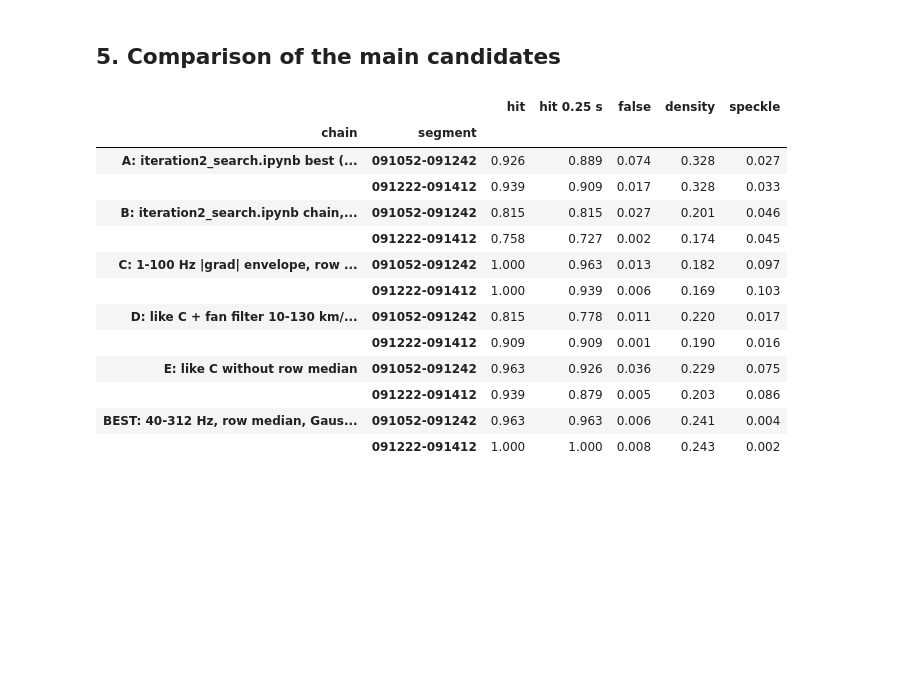
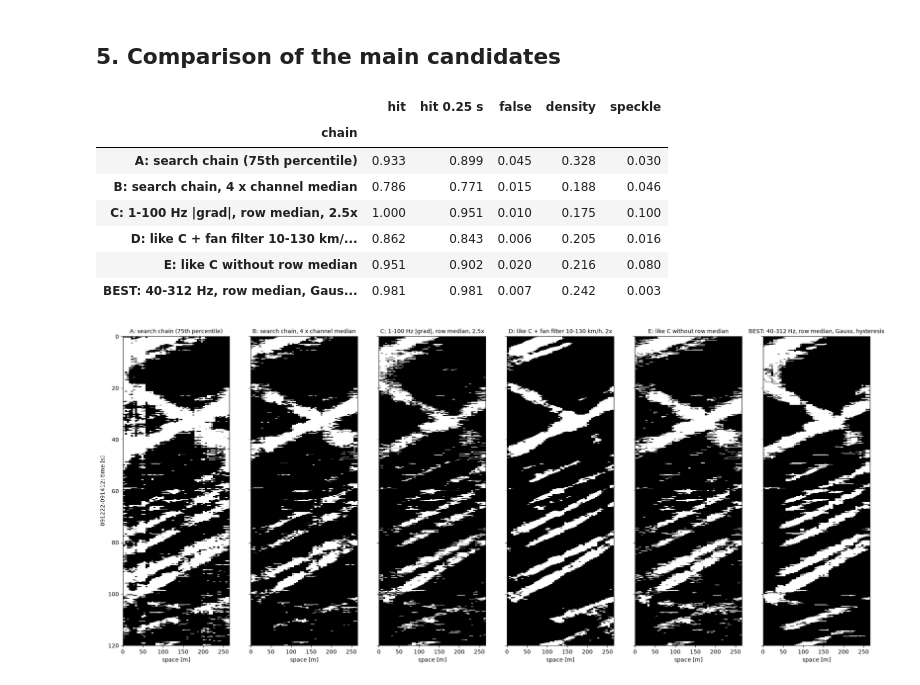
Before and after one commit to siwens77/CV-vehicle-detection, a Jupyter notebook: notebooks/iteration3_denoising_real.ipynb, the cells around one changed output. Drawn from its saved outputs; the diff is of its cells as text; code cells hidden in the pictures; blank space fills up the shorter version.

```diff
--- a/notebooks/iteration3_denoising_real.ipynb
+++ b/notebooks/iteration3_denoising_real.ipynb
@@ -144,9 +146,8 @@ Red crosses = points on vehicles, green boxes = quiet areas. Background: maximum
 # %%
-fig, axes = plt.subplots(1, 2, figsize=(14, 12), sharey=True)
+fig, axes = plt.subplots(1, 2, figsize=(14, 11), sharey=True)
 for ax, (name, x) in zip(axes, segments.items()):
-    parts = [np.clip(remove_row_median(log_ratio(envelope(x, lo, hi))), 0, None) for lo, hi in [(0.5, 5), (40, 100)]]
-    background = np.maximum(*[p / np.percentile(p, 99) for p in parts])
-    show(ax, background, f'{name}: {len(reference[name]["points"])} points, {len(reference[name]["quiet"])} quiet boxes', vmax=1, cmap='gray')
+    parts = [np.clip(score(x, lo, hi), 0, None) for lo, hi in [(0.5, 5), (40, 100)]]
+    show(ax, np.maximum(*[p / np.percentile(p, 99) for p in parts]), name, vmax=1, cmap='gray')
     points = np.array(reference[name]['points'])
     ax.plot((points[:, 0] + 0.5) * DX, points[:, 1], 'r+', ms=10, mew=2)
     for c0, c1, t0, t1 in reference[name]['quiet']:
@@ -164,7 +165,7 @@ BANDS = [(0.05, 0.5), (0.5, 5), (5, 40), (40, 100), (100, 312)]
 x = segments['091222-091412']
 fig, axes = plt.subplots(1, len(BANDS), figsize=(22, 9), sharey=True)
 for ax, (lo, hi) in zip(axes, BANDS):
-    show(ax, remove_row_median(log_ratio(envelope(x, lo, hi))), f'{lo}-{hi} Hz')
+    show(ax, score(x, lo, hi), f'{lo}-{hi} Hz')
 axes[0].set_ylabel('time [s]')
 plt.show()
 # %% [output]
@@ -254,40 +251,32 @@ display(good.sort_values(['hit_025', 'speckle'], ascending=[False, True]).head(1
 # %% [markdown]
 ## 5. Comparison of the main candidates
 # %%
-def score(x, low, high, gradient=False):
-    return remove_row_median(log_ratio(envelope(x, low, high, gradient))).astype(np.float32)
-
-
-def best_chain(x):
-    """Chosen chain: 40-312 Hz envelope -> log ratio -> row median -> Gaussian 0.2 s along time -> hysteresis 1.75x / 3.5x."""
-    s = cv2.GaussianBlur(score(x, 40, 312), (1, 5), 0)
-    return hysteresis(s, np.log(1.75), np.log(3.5))
-
-
 CANDIDATES = {
-    'A: iteration2_search.ipynb best (75th percentile)': lambda x: friend_chain(x),
-    'B: iteration2_search.ipynb chain, 4 x channel median': lambda x: friend_chain(x, ratio=4),
-    'C: 1-100 Hz |grad| envelope, row median, 2.5x': lambda x: score(x, 1, 100, True) > np.log(2.5),
+    'A: search chain (75th percentile)': lambda x: search_chain(x),
+    'B: search chain, 4 x channel median': lambda x: search_chain(x, ratio=4),
+    'C: 1-100 Hz |grad|, row median, 2.5x': lambda x: score(x, 1, 100, True) > np.log(2.5),
     'D: like C + fan filter 10-130 km/h, 2x': lambda x: fan_filter(score(x, 1, 100, True)) > np.log(2),
     'E: like C without row median': lambda x: log_ratio(envelope(x, 1, 100, True)) > np.log(2.5),
     'BEST: 40-312 Hz, row median, Gauss, hysteresis': best_chain,
 }
 masks = {(c, name): fn(x) for c, fn in CANDIDATES.items() for name, x in segments.items()}
 table = pd.DataFrame({key: evaluate(m, reference[key[1]]) for key, m in masks.items()}).T
 table.index.names = ['chain', 'segment']
-display(table.round(3))
+display(table.groupby(level='chain', sort=False).mean().round(3))
+
+name = '091222-091412'
+fig, axes = plt.subplots(1, len(CANDIDATES), figsize=(4 * len(CANDIDATES), 10), sharey=True)
+for ax, c in zip(axes, CANDIDATES):
+    show(ax, masks[(c, name)], c)
+axes[0].set_ylabel(f'{name}: time [s]')
+plt.show()
 # %% [output]
-|  |  | hit | hit 0.25 s | false | density | speckle |
-| chain | segment |  |  |  |  |  |
-| A: iteration2_search.ipynb best (... | 091052-091242 | 0.926 | 0.889 | 0.074 | 0.328 | 0.027 |
-|  | 091222-091412 | 0.939 | 0.909 | 0.017 | 0.328 | 0.033 |
-| B: iteration2_search.ipynb chain,... | 091052-091242 | 0.815 | 0.815 | 0.027 | 0.201 | 0.046 |
-|  | 091222-091412 | 0.758 | 0.727 | 0.002 | 0.174 | 0.045 |
-| C: 1-100 Hz |grad| envelope, row ... | 091052-091242 | 1.000 | 0.963 | 0.013 | 0.182 | 0.097 |
-|  | 091222-091412 | 1.000 | 0.939 | 0.006 | 0.169 | 0.103 |
-| D: like C + fan filter 10-130 km/... | 091052-091242 | 0.815 | 0.778 | 0.011 | 0.220 | 0.017 |
-|  | 091222-091412 | 0.909 | 0.909 | 0.001 | 0.190 | 0.016 |
-| E: like C without row median | 091052-091242 | 0.963 | 0.926 | 0.036 | 0.229 | 0.075 |
-|  | 091222-091412 | 0.939 | 0.879 | 0.005 | 0.203 | 0.086 |
-| BEST: 40-312 Hz, row median, Gaus... | 091052-091242 | 0.963 | 0.963 | 0.006 | 0.241 | 0.004 |
-|  | 091222-091412 | 1.000 | 1.000 | 0.008 | 0.243 | 0.002 |
+|  | hit | hit 0.25 s | false | density | speckle |
+| chain |  |  |  |  |  |
+| A: search chain (75th percentile) | 0.933 | 0.899 | 0.045 | 0.328 | 0.030 |
+| B: search chain, 4 x channel median | 0.786 | 0.771 | 0.015 | 0.188 | 0.046 |
+| C: 1-100 Hz |grad|, row median, 2.5x | 1.000 | 0.951 | 0.010 | 0.175 | 0.100 |
+| D: like C + fan filter 10-130 km/... | 0.862 | 0.843 | 0.006 | 0.205 | 0.016 |
+| E: like C without row median | 0.951 | 0.902 | 0.020 | 0.216 | 0.080 |
+| BEST: 40-312 Hz, row median, Gaus... | 0.981 | 0.981 | 0.007 | 0.242 | 0.003 |
+[figure, added]
```
Also changed, not shown: parts of 28 cells of this notebook, 1 other file.
